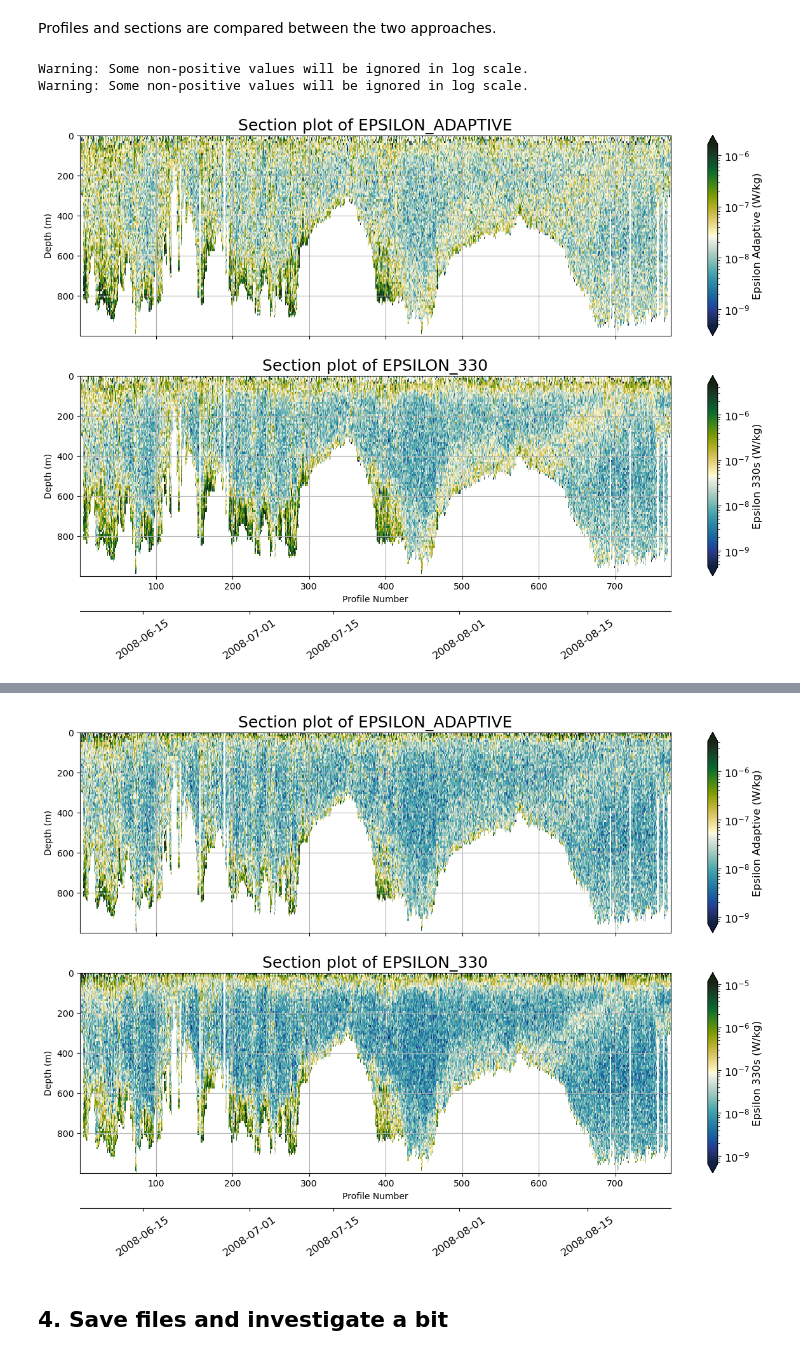
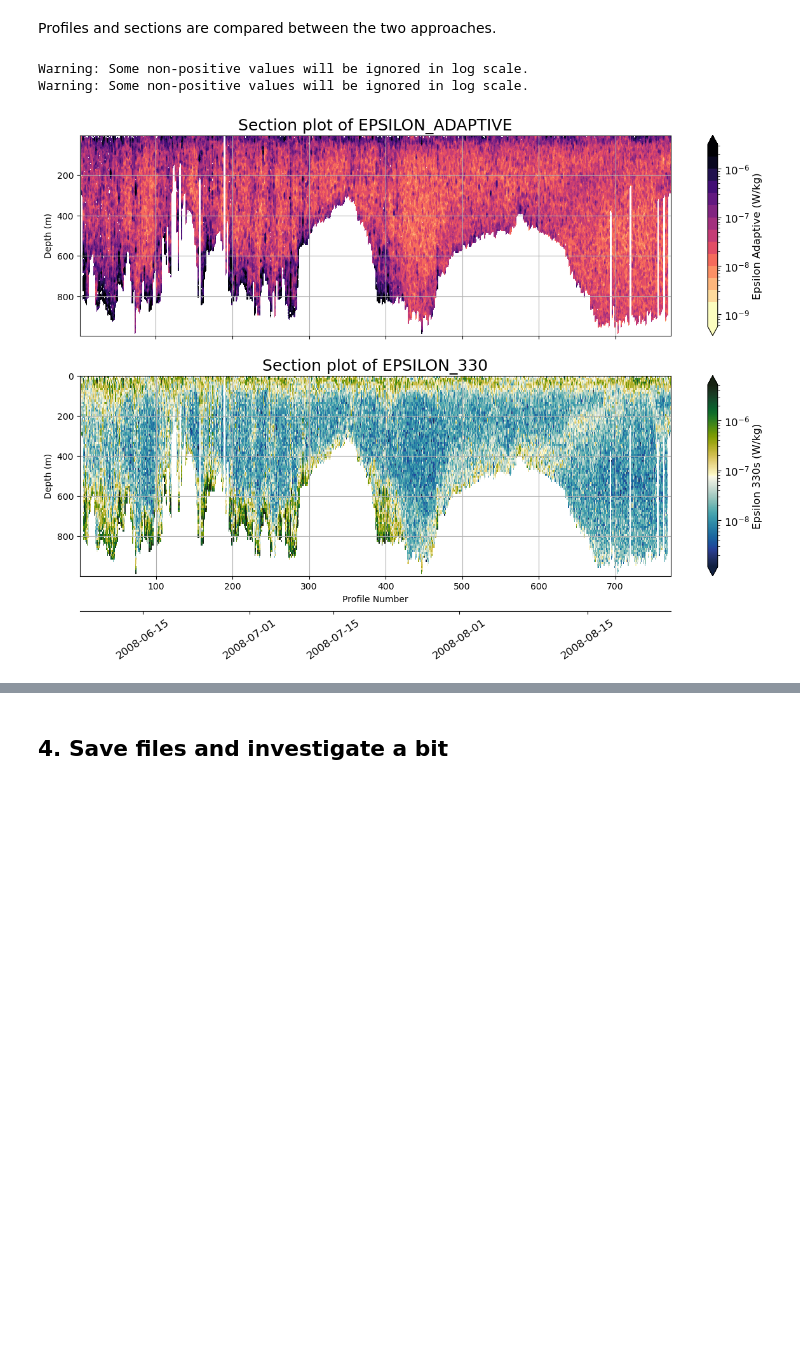
Before and after one commit to tillmrtz/dissipationIFR, a Jupyter notebook: notebooks/apply_LEM.ipynb, the cells around one changed output, grey strips where cells are left out. Cells and saved outputs as stored; diff of their text form; code cells hidden in the pictures; blank space fills up the shorter version.

```diff
--- a/notebooks/apply_LEM.ipynb
+++ b/notebooks/apply_LEM.ipynb
@@ -320,23 +525,24 @@ Profiles and sections are compared between the two approaches.
 # %%
 importlib.reload(plots)
 fig, ax = plt.subplots(2, 1, figsize=(15, 9))
-ax[0],cbar0,_ = plots.plot_section(gridded_ds, var='EPSILON_ADAPTIVE', cmap=cmo.delta, v_res = 10, log_scale=True,show_time_axis=False, ax=ax[0], agg = "median")
+levels = np.logspace(-9.25, -5.5, 16)
+ax[0],cbar0,_ = plots.plot_section(gridded_ds, var='EPSILON_ADAPTIVE', cmap="magma_r", v_res = 10, log_scale=True,show_time_axis=False, ax=ax[0], agg = "median", method = "contourf", levels=levels)
 ax[1],cbar1,_ = plots.plot_section(gridded_ds, var='EPSILON_330', cmap=cmo.delta, v_res = 10, log_scale=True, ax=ax[1], agg = "median")
 ax[0].set_xlabel('')
 ax[0].set_xticklabels([])
 cbar0.set_label('Epsilon Adaptive (W/kg)')
 cbar1.set_label('Epsilon 330s (W/kg)')
 plt.show()
 
-fig, ax = plt.subplots(2, 1, figsize=(15, 9))
-ax[0],cbar0,_ = plots.plot_section(gridded_bs3, var='EPSILON_ADAPTIVE', cmap=cmo.delta, v_res = 10, log_scale=True,show_time_axis=False, ax=ax[0], agg = "median")
-ax[1],cbar1,_ = plots.plot_section(gridded_bs3, var='EPSILON_330', cmap=cmo.delta, v_res = 10, log_scale=True, ax=ax[1], agg = "median")
-ax[0].set_xlabel('')
-ax[0].set_xticklabels([])
-cbar0.set_label('Epsilon Adaptive (W/kg)')
-cbar1.set_label('Epsilon 330s (W/kg)')
-plt.show()
+#fig, ax = plt.subplots(2, 1, figsize=(15, 9))
+#ax[0],cbar0,_ = plots.plot_section(gridded_bs3, var='EPSILON_ADAPTIVE', cmap=cmo.delta, v_res = 10, log_scale=True,show_time_axis=False, ax=ax[0], agg = "median")
+#ax[1],cbar1,_ = plots.plot_section(gridded_bs3, var='EPSILON_330', cmap=cmo.delta, v_res = 10, log_scale=True, ax=ax[1], agg = "median")
+#ax[0].set_xlabel('')
+#ax[0].set_xticklabels([])
+#cbar0.set_label('Epsilon Adaptive (W/kg)')
+#cbar1.set_label('Epsilon 330s (W/kg)')
+#plt.show()
 # %% [output]
 Warning: Some non-positive values will be ignored in log scale.
 Warning: Some non-positive values will be ignored in log scale.
-[figure, old version]
+[figure, new version]
@@ -345,4 +549,3 @@ Warning: Some non-positive values will be ignored in log scale.
-[figure, removed]
 # %% [markdown]
 ## 4. Save files and investigate a bit
 # %%
```
Also changed, not shown: parts of 17 cells of this notebook, 2 other files.
